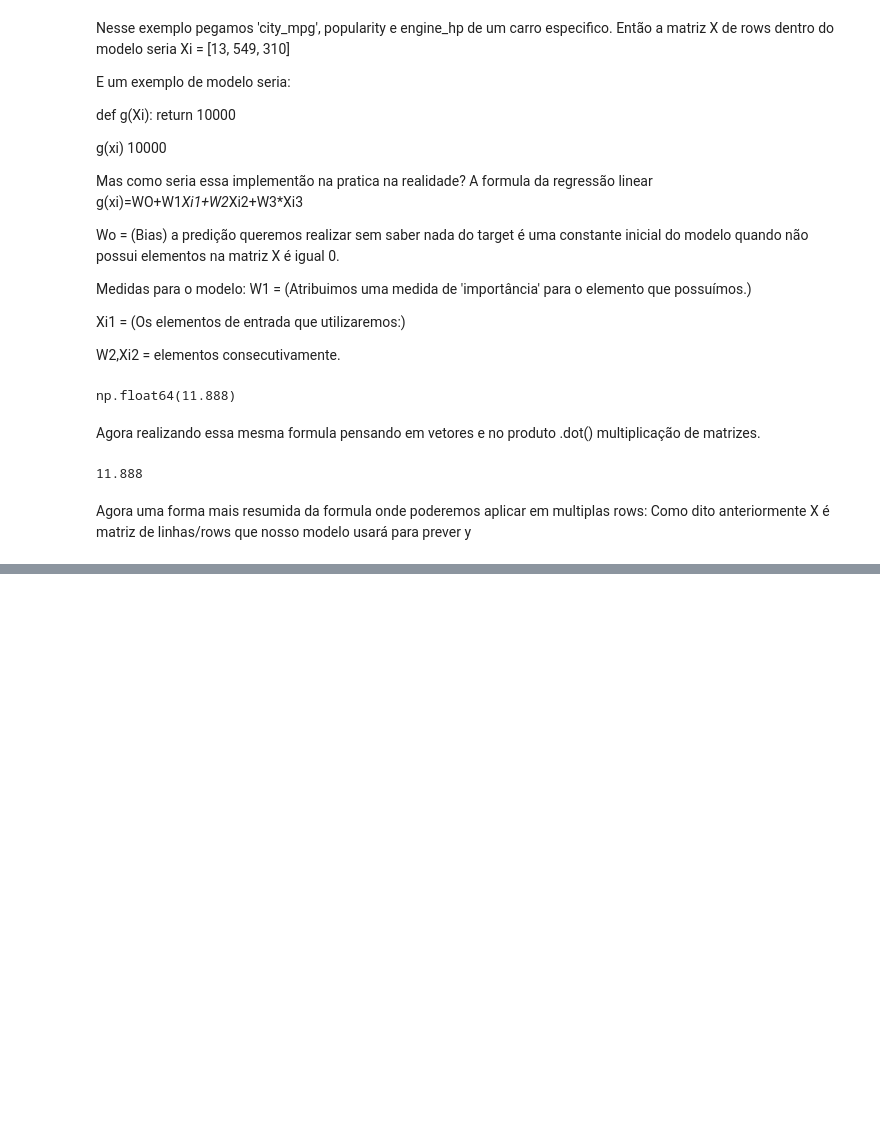
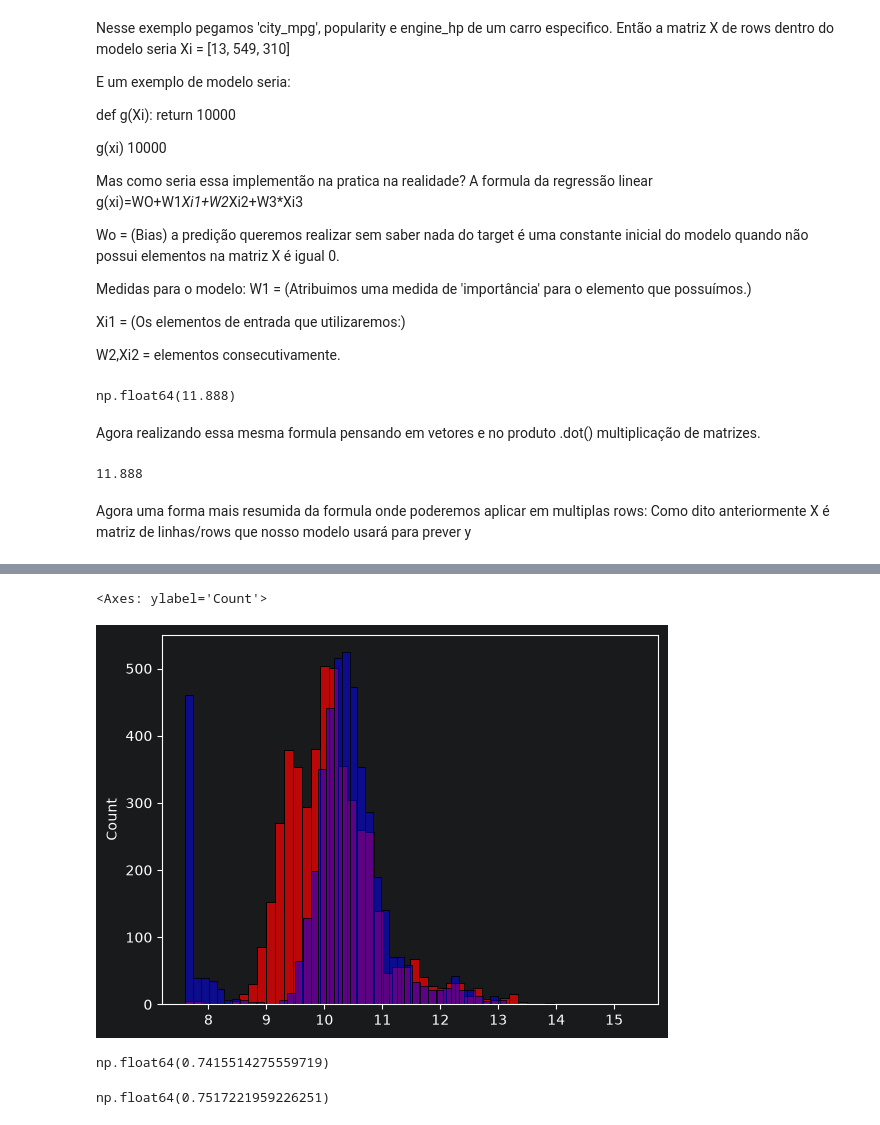
Before and after one commit to carlosr2000/MLZoomCampCarlos2026, a Jupyter notebook: ML Zoomcamp/2 - Regressão/Anotações.ipynb, the cells around one changed output, grey strips where cells are left out. Drawn from its saved outputs; the diff is of its cells as text; code cells hidden in the pictures; blank space fills up the shorter version.

```diff
--- a/ML Zoomcamp/2 - Regressão/Anotações.ipynb
+++ b/ML Zoomcamp/2 - Regressão/Anotações.ipynb
@@ -304,0 +383,3 @@ array([12.38 , 13.552, 12.312])
+# %%
+base = ['engine_hp','engine_cylinders','highway_mpg','city_mpg','popularity']
+df_train[base] # para visualizar apenas as colunas listada.
@@ -304,0 +400,15 @@ array([12.38 , 13.552, 12.312])
+# %%
+X_train = df_train[base].values
+# Dentro desses dados possui algums faltantes com isso eliminamos com fillna e o modelo ira ignorar esse valor
+# As vezes em um modelo não é a forma correta de se fazer.
+X_train = df_train[base].fillna(0).values
+# %%
+w0, w = train_linear_regression(X_train, y_train)
+# %%
+y_pred = w0 + X_train.dot(w)
+# %%
+sns.histplot(y_pred, color='red', alpha =0.7, bins=50)
+sns.histplot(y_train, color='blue', alpha =0.5, bins=50)
+# %% [output]
+<Axes: ylabel='Count'>
+[figure, added]
@@ -304,0 +427,5 @@ array([12.38 , 13.552, 12.312])
+# %%
+rmse(y_train, y_pred)
+# Mas o passo a passo correto seria usar os dados de treino para o treino do modelo e aplicar nos dados de validação e assim aplicar RMSE no resultado.
+# %% [output]
+np.float64(0.7415514275559719)
@@ -304,0 +440,15 @@ array([12.38 , 13.552, 12.312])
+# %%
+X_train = prepare_X(df_train)
+w0, w = train_linear_regression(X_train, y_train)
+# A matriz de treino para o aprendizado de maquina.
+
+X_val = prepare_X(df_vali)
+# O valor que usamos para validar o treino
+
+y_pred = w0 + X_val.dot(w)
+# A predição com esse valor do treino usado em validação.
+
+rmse(y_vali, y_pred)
+# avaliação.
+# %% [output]
+np.float64(0.7517221959226251)
```
Also changed, not shown: parts of 14 cells of this notebook.
